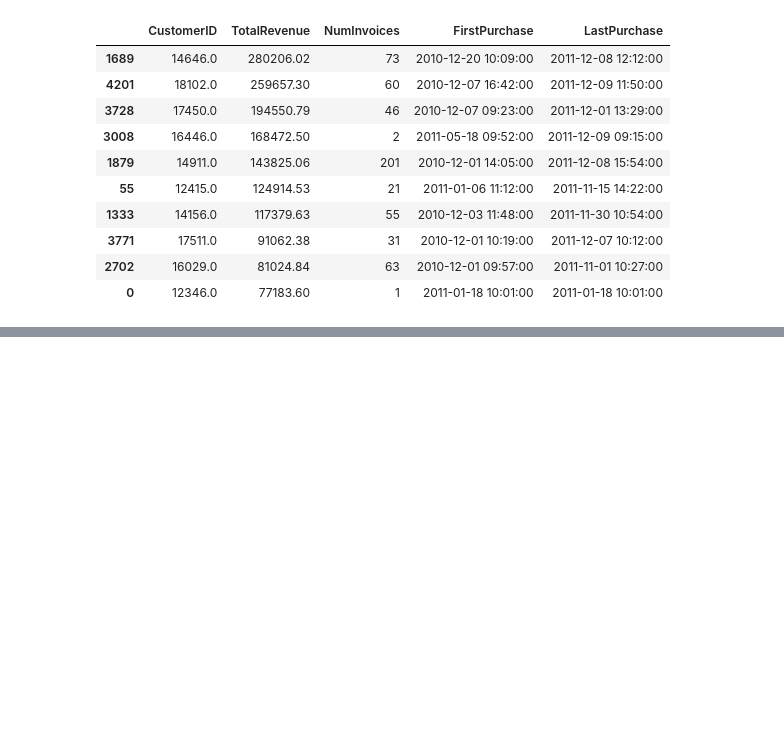
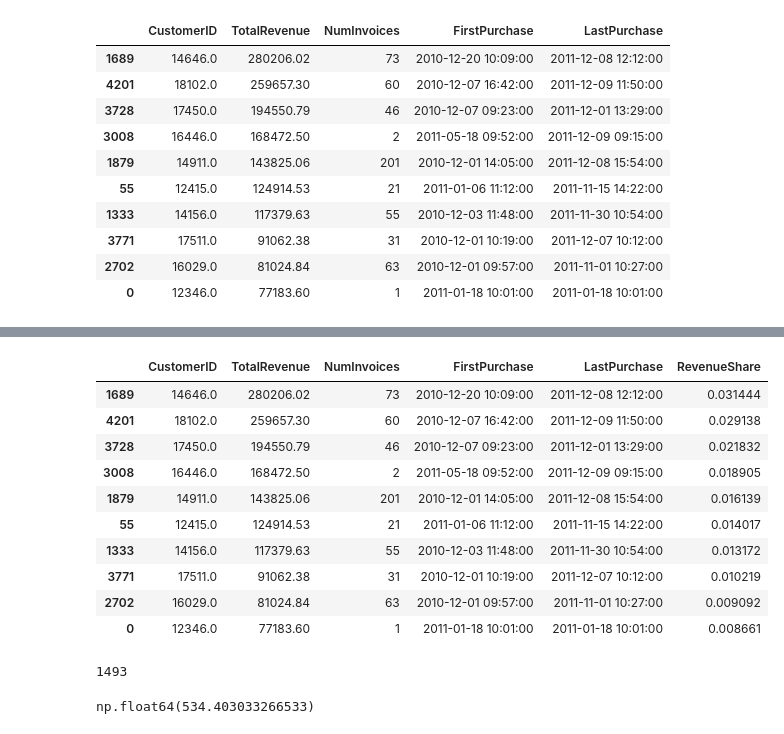
Before and after one commit to Viollette-Monchari/ecommerce-customer-revenue-eda, a Jupyter notebook: notebooks/01_ecommerce_eda.ipynb, the cells around one changed output, grey strips where cells are left out. Saved outputs shown, nothing was run; the diff lists cells and outputs as text; code cells hidden in the pictures; blank space fills up the shorter version.

```diff
--- a/notebooks/01_ecommerce_eda.ipynb
+++ b/notebooks/01_ecommerce_eda.ipynb
@@ -184,0 +323,41 @@ customer_summary.to_csv("../data/cleaned/customer_summary.csv", index=False)
+# %%
+#Do a few customers generate most revenue?
+
+customer_summary["RevenueShare"] = (
+    customer_summary["TotalRevenue"] /
+    customer_summary["TotalRevenue"].sum()
+)
+
+#Check
+
+customer_summary.sort_values(
+    "RevenueShare", ascending=False
+).head(10)
+# %% [output]
+|  | CustomerID | TotalRevenue | NumInvoices | FirstPurchase | LastPurchase | RevenueShare |
+| 1689 | 14646.0 | 280206.02 | 73 | 2010-12-20 10:09:00 | 2011-12-08 12:12:00 | 0.031444 |
+| 4201 | 18102.0 | 259657.30 | 60 | 2010-12-07 16:42:00 | 2011-12-09 11:50:00 | 0.029138 |
+| 3728 | 17450.0 | 194550.79 | 46 | 2010-12-07 09:23:00 | 2011-12-01 13:29:00 | 0.021832 |
+| 3008 | 16446.0 | 168472.50 | 2 | 2011-05-18 09:52:00 | 2011-12-09 09:15:00 | 0.018905 |
+| 1879 | 14911.0 | 143825.06 | 201 | 2010-12-01 14:05:00 | 2011-12-08 15:54:00 | 0.016139 |
+| 55 | 12415.0 | 124914.53 | 21 | 2011-01-06 11:12:00 | 2011-11-15 14:22:00 | 0.014017 |
+| 1333 | 14156.0 | 117379.63 | 55 | 2010-12-03 11:48:00 | 2011-11-30 10:54:00 | 0.013172 |
+| 3771 | 17511.0 | 91062.38 | 31 | 2010-12-01 10:19:00 | 2011-12-07 10:12:00 | 0.010219 |
+| 2702 | 16029.0 | 81024.84 | 63 | 2010-12-01 09:57:00 | 2011-11-01 10:27:00 | 0.009092 |
+| 0 | 12346.0 | 77183.60 | 1 | 2011-01-18 10:01:00 | 2011-01-18 10:01:00 | 0.008661 |
+# %%
+#How many customers are one time buyers
+
+one_time_customers = customer_summary[
+    customer_summary["NumInvoices"] == 1
+]
+
+len(one_time_customers)
+# %% [output]
+1493
+# %%
+#Average revenue per invoice
+
+invoice_summary["InvoiceRevenue"].mean()
+# %% [output]
+np.float64(534.403033266533)
```
Also changed, not shown: parts of 10 cells of this notebook, 4 other files.
